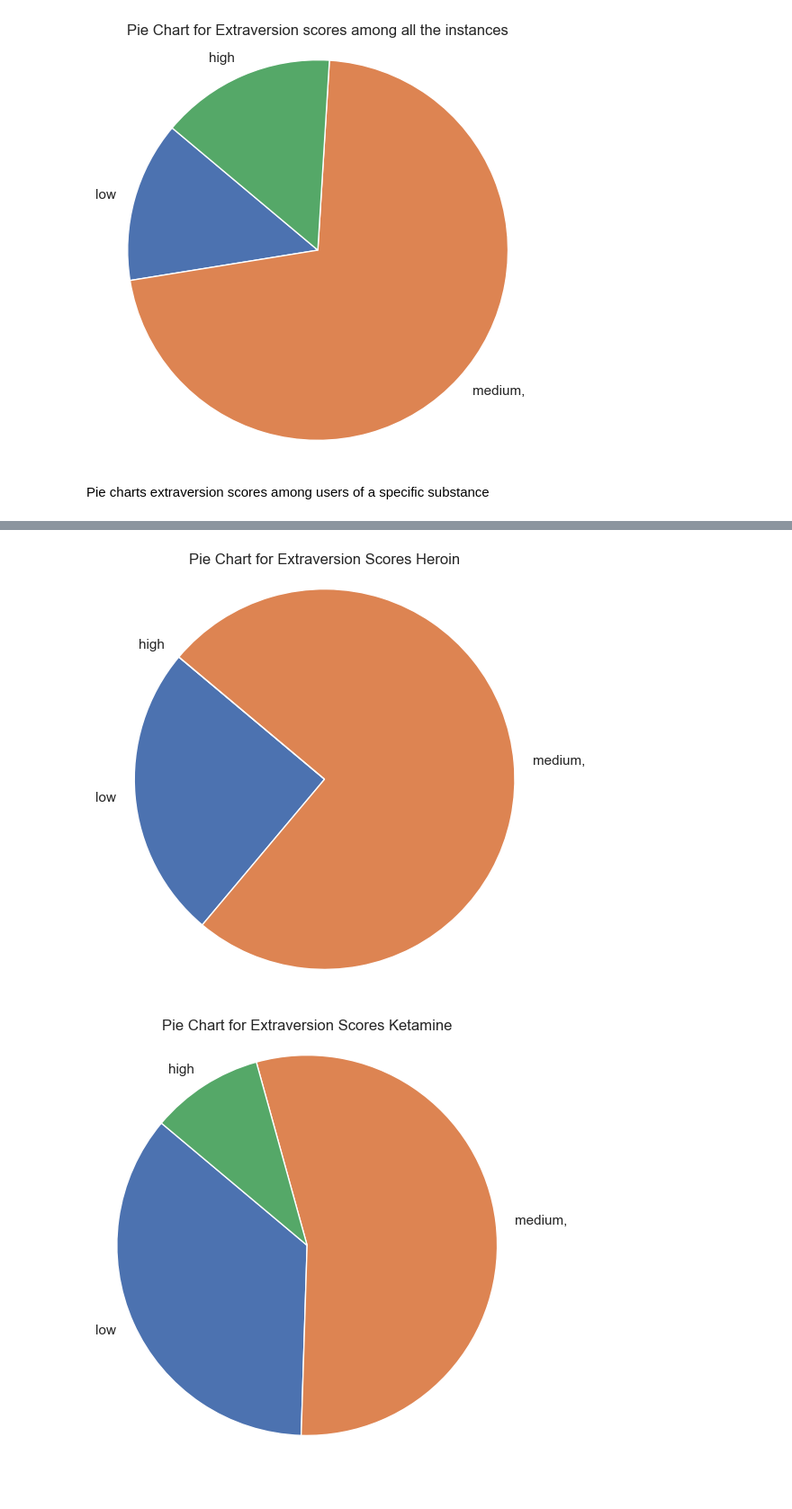
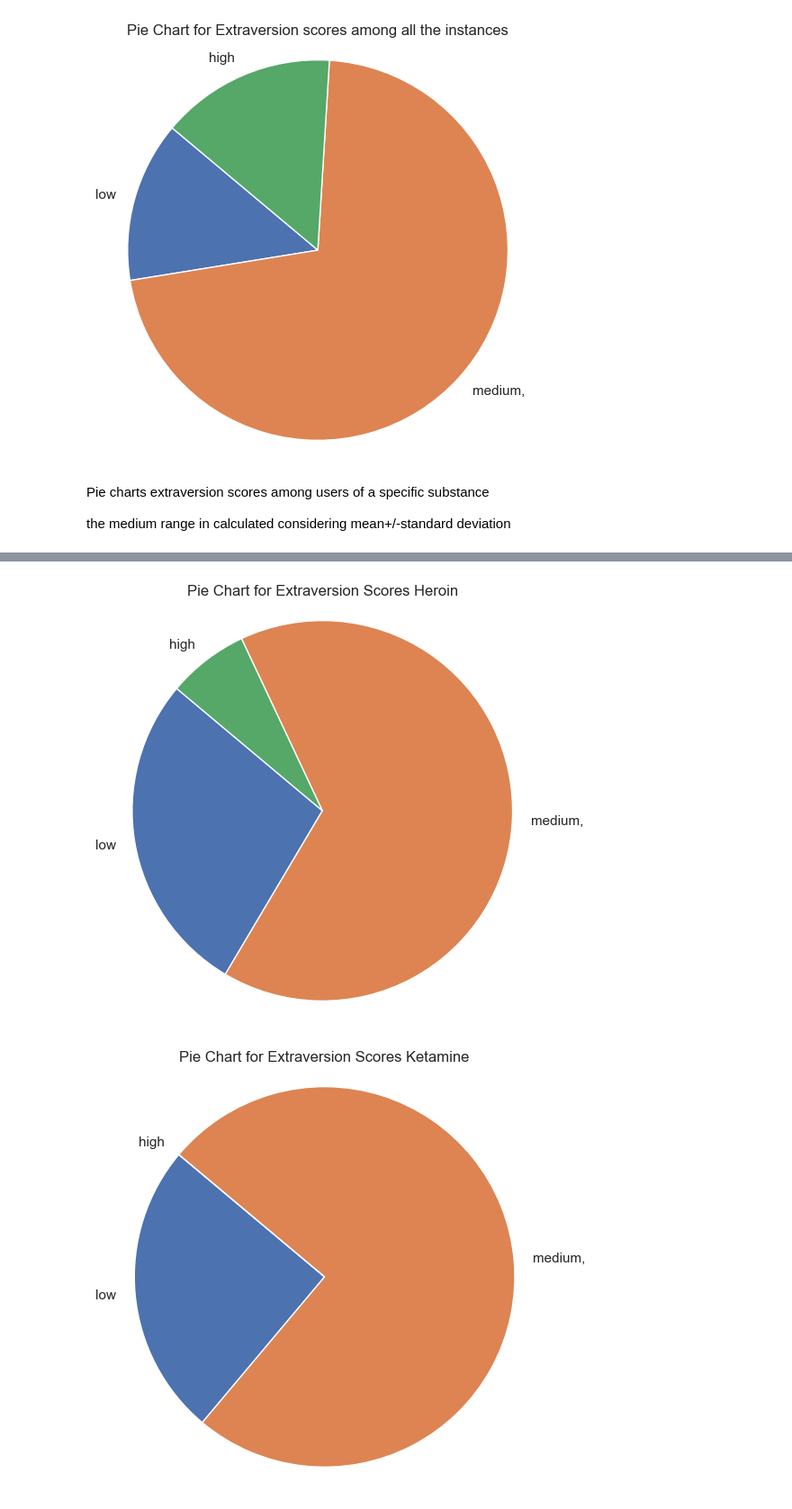
Before and after one commit to Bas-Korver/xai-project, a Jupyter notebook: main.ipynb, the cells around one changed output, grey strips where cells are left out. Shown at 90% size. Cells and saved outputs as stored; diff of their text form; code cells hidden in the pictures.

Commit message:
preprocessing, new histograms

```diff
--- a/main.ipynb
+++ b/main.ipynb
@@ -70,12 +125,18 @@ bar_positions = np.arange(num_categories)
 diff = {}
 for row in dataset_new:
     for i in range(8, 14):
-        if row[i] == "CL6" and row[13] == "CL0":
+        #daily users who do not claim to have used the fictional drug
+        if row[i] == '1' and row[14] != '1':
             variables[i - 8] += 1
             variables_overclaiming[i - 8] += 1
 
-        elif row[i] == "CL6":
+
+        # users who claims to have used the fictional drug
+        elif row[i] == '1' and row[14] == '1':
             variables_overclaiming[i - 8] += 1
+
+
+
 
 
 print(variables)
@@ -112,21 +173,22 @@ Pie chart extraversion scores
 # %%
 from collections import Counter
 
-sens_seeking_values = []
+extraversion_values = []
 values = [0, 0, 0]
 for row in dataset_new:
-    sens_seeking_values.append(float(row[2]))
+    extraversion_values.append(float(row[2]))
 
-    for e in sens_seeking_values:
-        if e < -1:
+
+    for e in extraversion_values:
+        if e < 0.00016-0.99745:
             values[0] += 1
-        elif e <= 1 and e >= -1:
+        elif e <= 0.00016+0.99745 and e >=  0.00016 -0.99745:
             values[1] += 1
-        elif e > 1:
+        elif e > 0.00016+0.99745:
             values[2] += 1
 
 
-class_counts = Counter(sens_seeking_values)
+class_counts = Counter(extraversion_values)
 
 class_labels = ["low", "medium,", "high"]
 plt.figure(figsize=(6, 6))
@@ -141,37 +203,39 @@ plt.axis("equal")
 [figure]
 # %% [markdown]
 Pie charts extraversion scores among users of a specific substance
+
+the medium range in calculated considering mean+/-standard deviation
 # %%
 from collections import Counter
 
-dataset
+
 j = 0
-for i in range(8, 13):
-    sens_seeking_values = []
+for i in range(8, 14):
+    extraversion_values = []
     values = [0, 0, 0]
     for row in dataset_new:
-        if row[i] == "CL6" and row[13] == "CL0":
-            sens_seeking_values.append(float(row[2]))
+        if row[i] == "1" and row[14] == "0":
+            extraversion_values.append(float(row[2]))
 
-    for e in sens_seeking_values:
-        if e < -1:
+    for e in extraversion_values:
+        if e < 0.00016-0.99745:
             values[0] += 1
-        elif e <= 1 and e >= -1:
+        elif e <= 0.00016+0.99745 and e >=  0.00016 -0.99745:
             values[1] += 1
-        elif e > 1:
+        elif e > 0.00016+0.99745:
             values[2] += 1
 
-    class_counts = Counter(sens_seeking_values)
+    class_counts = Counter(extraversion_values)
 
     class_labels = ["low", "medium,", "high"]
     plt.figure(figsize=(6, 6))
     plt.pie(values, labels=class_labels, startangle=140)
     plt.title("Pie Chart for Extraversion Scores " + categories[j])
     plt.axis("equal")
     j += 1
 # %% [output]
 [figure]
 [figure]
 [figure]
-[figure, old version]
+[figure, new version]
-[figure, old version]
+[figure, new version]
```
Also changed, not shown: parts of 6 cells of this notebook, 1 other file.
